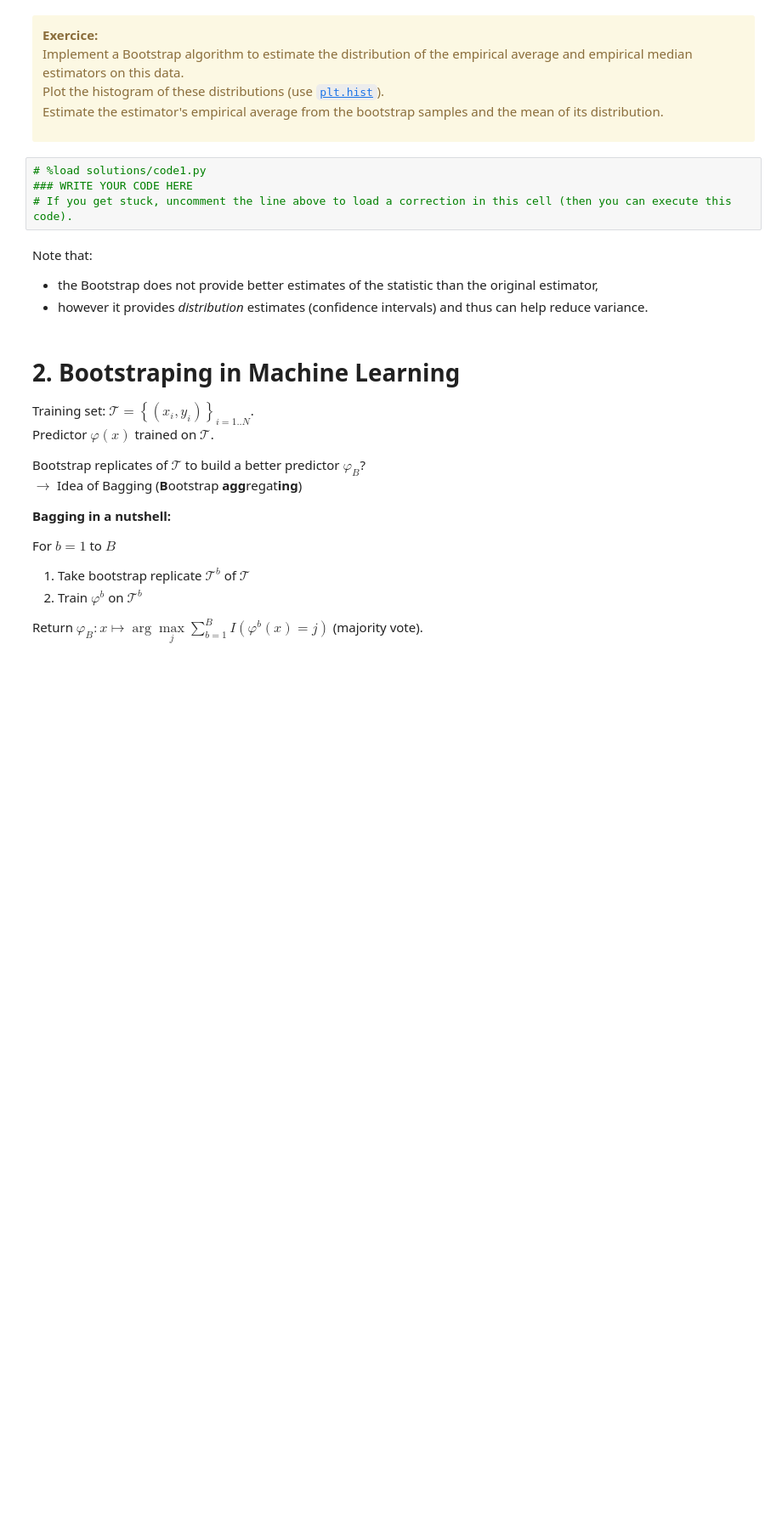
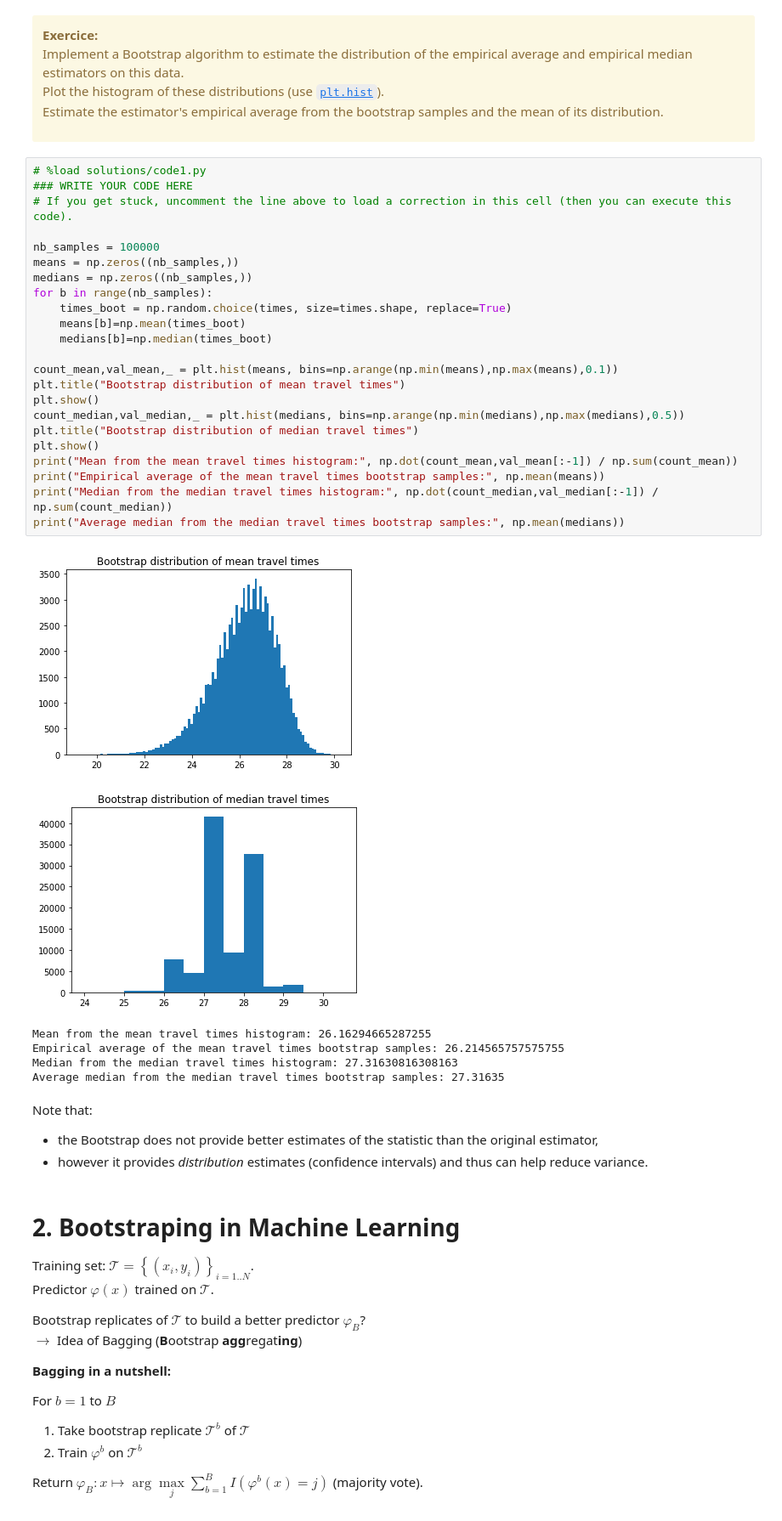
Before and after one commit to SupaeroDataScience/machine-learning, a Jupyter notebook: 11 - Bagging/Bagging.ipynb, the cells around one changed output. Shown: that part at 85% size. Cells and saved outputs as stored; diff of their text form; blank space fills up the shorter version.

```diff
--- a/11 - Bagging/Bagging.ipynb
+++ b/11 - Bagging/Bagging.ipynb
@@ -102,10 +108,36 @@ Implement a Bootstrap algorithm to estimate the distribution of the empirical av
 Plot the histogram of these distributions (use [`plt.hist`](https://matplotlib.org/api/_as_gen/matplotlib.pyplot.hist.html)).<br>
 Estimate the estimator's empirical average from the bootstrap samples and the mean of its distribution.
 </div>
-# %%
-# %load solutions/code1.py
-### WRITE YOUR CODE HERE
-# If you get stuck, uncomment the line above to load a correction in this cell (then you can execute this code).
+# %%
+# %load solutions/code1.py
+### WRITE YOUR CODE HERE
+# If you get stuck, uncomment the line above to load a correction in this cell (then you can execute this code).
+
+nb_samples = 100000
+means = np.zeros((nb_samples,))
+medians = np.zeros((nb_samples,))
+for b in range(nb_samples):
+    times_boot = np.random.choice(times, size=times.shape, replace=True)
+    means[b]=np.mean(times_boot)
+    medians[b]=np.median(times_boot)
+
+count_mean,val_mean,_ = plt.hist(means, bins=np.arange(np.min(means),np.max(means),0.1))
+plt.title("Bootstrap distribution of mean travel times")
+plt.show()
+count_median,val_median,_ = plt.hist(medians, bins=np.arange(np.min(medians),np.max(medians),0.5))
+plt.title("Bootstrap distribution of median travel times")
+plt.show()
+print("Mean from the mean travel times histogram:", np.dot(count_mean,val_mean[:-1]) / np.sum(count_mean))
+print("Empirical average of the mean travel times bootstrap samples:", np.mean(means))
+print("Median from the median travel times histogram:", np.dot(count_median,val_median[:-1]) / np.sum(count_median))
+print("Average median from the median travel times bootstrap samples:", np.mean(medians))
+# %% [output]
+[figure, added]
+[figure, added]
+Mean from the mean travel times histogram: 26.16294665287255
+Empirical average of the mean travel times bootstrap samples: 26.214565757575755
+Median from the median travel times histogram: 27.31630816308163
+Average median from the median travel times bootstrap samples: 27.31635
 # %% [markdown]
 Note that:
 - the Bootstrap does not provide better estimates of the statistic than the original estimator,
```
Also changed, not shown: parts of 7 cells of this notebook, 1 other file.
